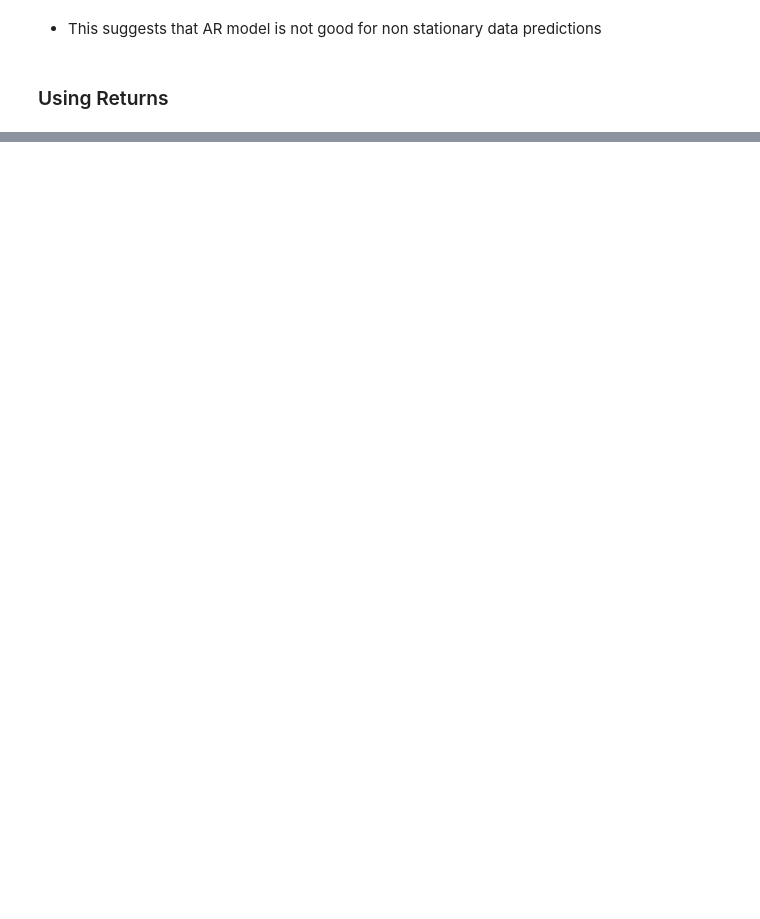
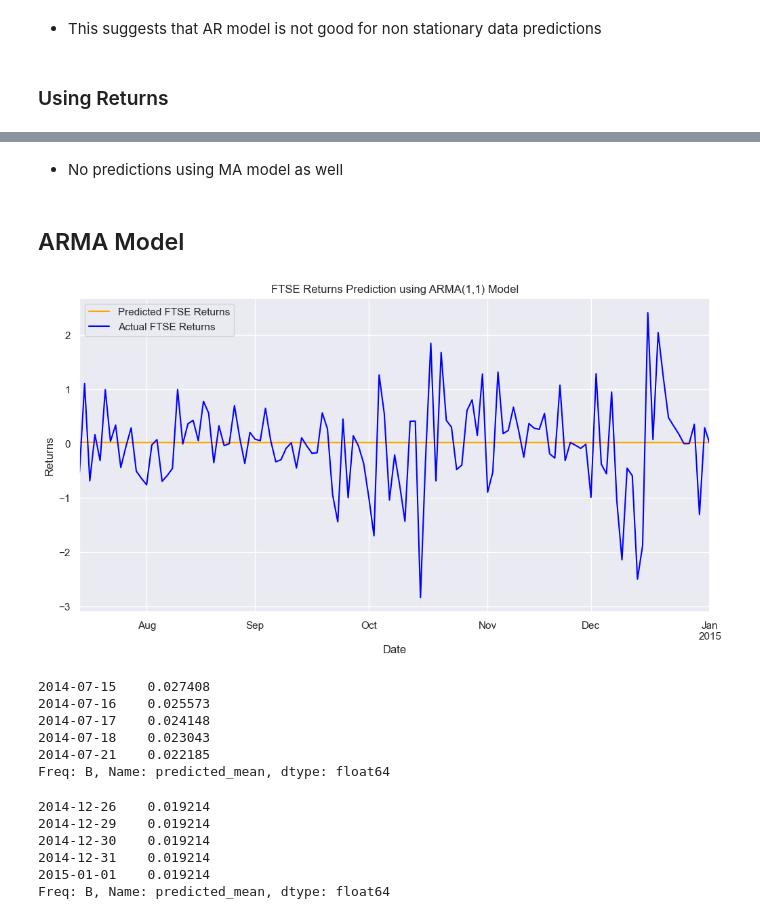
Before and after one commit to niranjan-kamal/time_series_models, a Jupyter notebook: forcasting_TS_Models.ipynb, the cells around one changed output, grey strips where cells are left out. Drawn from its saved outputs; the diff is of its cells as text; code cells hidden in the pictures; blank space fills up the shorter version.

```diff
--- a/forcasting_TS_Models.ipynb
+++ b/forcasting_TS_Models.ipynb
@@ -105,0 +144,38 @@ plt.show()
+# %% [markdown]
+* No predictions using MA model as well
+# %% [markdown]
+## ARMA Model
+# %%
+model_ret_arma = ARIMA(df.ret_ftse, order=(1, 0, 1))
+result_ret_arma = model_ret_arma.fit()
+# Predicting returns
+df_ret_pred_arma = result_ret_arma.predict(start=start_date, end=end_date)
+# Plotting the predicted returns
+plt.figure(figsize=(12, 6))
+df_ret_pred_arma[start_date:end_date].plot(label='Predicted FTSE Returns', color='orange')
+df_test.ret_ftse[start_date:end_date].plot(label='Actual FTSE Returns', color='blue')
+plt.title('FTSE Returns Prediction using ARMA(1,1) Model')
+plt.xlabel('Date')
+plt.ylabel('Returns')
+plt.legend()
+plt.show()
+# %% [output]
+[figure, added]
+# %%
+df_ret_pred_arma.head(5)
+# %% [output]
+2014-07-15    0.027408
+2014-07-16    0.025573
+2014-07-17    0.024148
+2014-07-18    0.023043
+2014-07-21    0.022185
+Freq: B, Name: predicted_mean, dtype: float64
+# %%
+df_ret_pred_arma.tail(5)
+# %% [output]
+2014-12-26    0.019214
+2014-12-29    0.019214
+2014-12-30    0.019214
+2014-12-31    0.019214
+2015-01-01    0.019214
+Freq: B, Name: predicted_mean, dtype: float64
```
Also changed, not shown: parts of 24 cells of this notebook, 2 other files.
